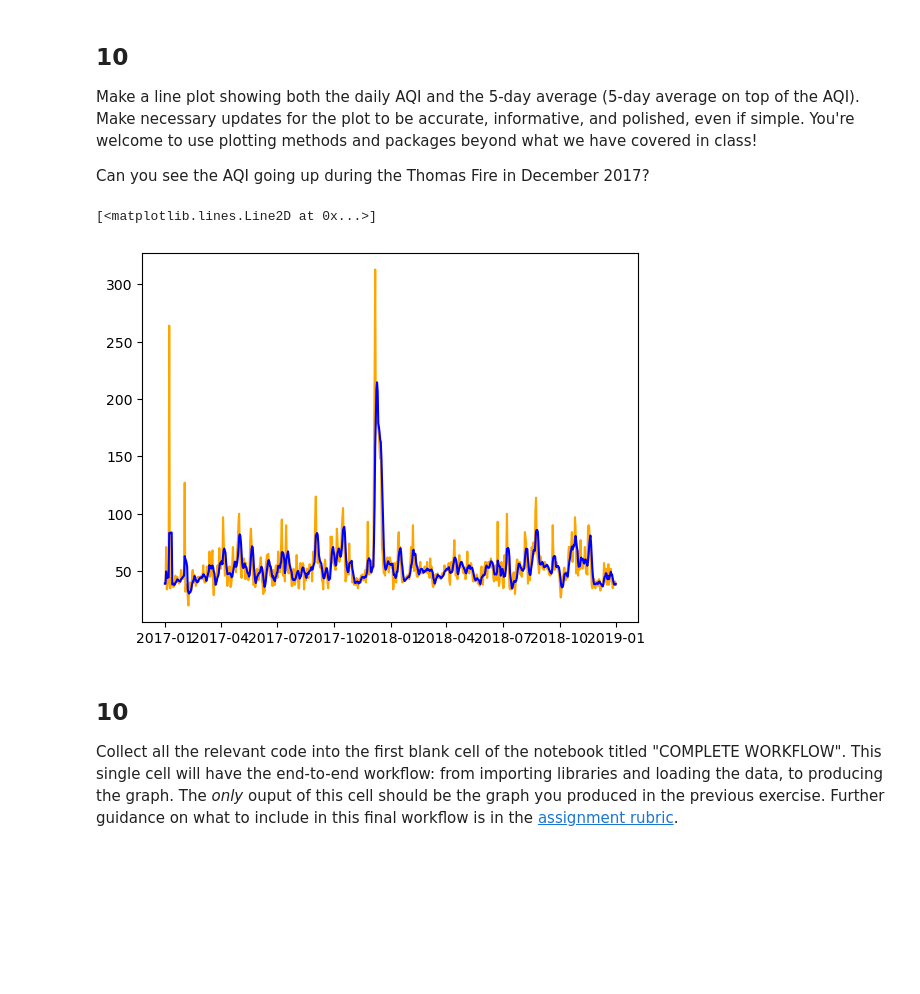
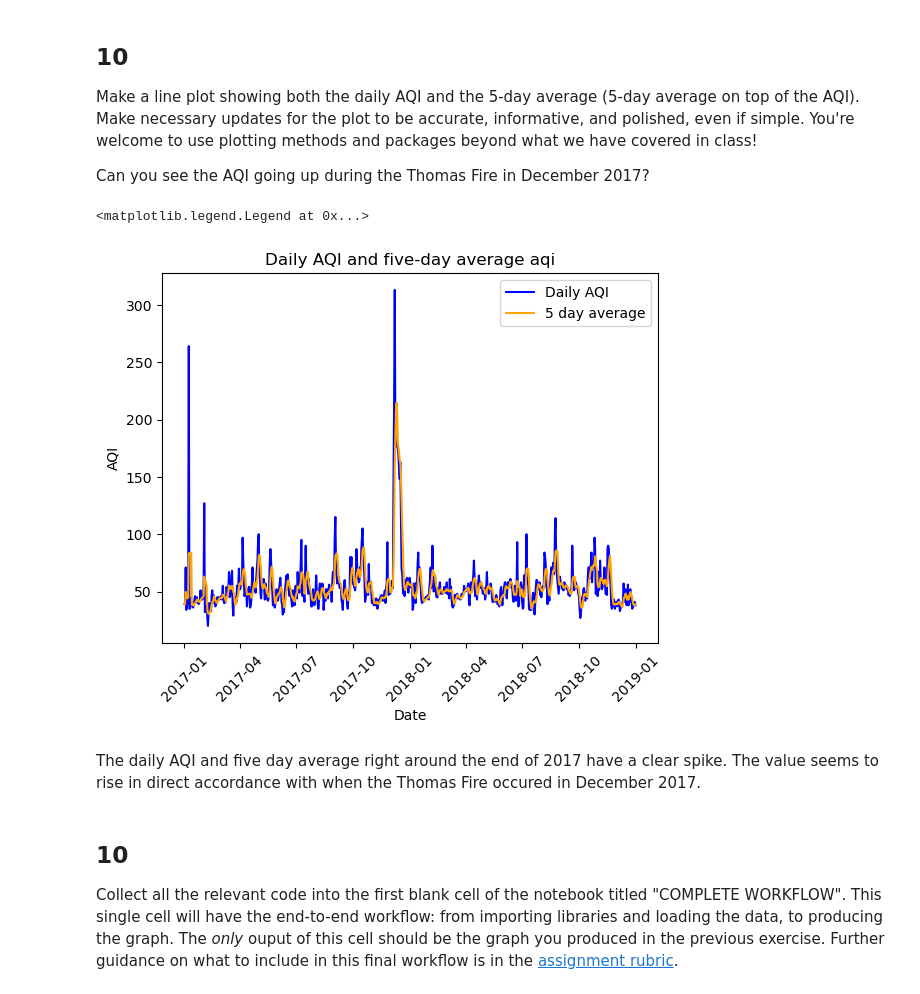
Before and after one commit to egp4aq/eds220-hwk2, a Jupyter notebook: hwk2-task3-aqi-Peterson.ipynb, the cells around one changed output. Saved outputs shown, nothing was run; the diff lists cells and outputs as text; code cells hidden in the pictures; blank space fills up the shorter version.

```diff
--- a/hwk2-task3-aqi-Peterson.ipynb
+++ b/hwk2-task3-aqi-Peterson.ipynb
@@ -92,8 +101,8 @@ c. In the next code cell read in the data from the URL using the [`pd.read_csv`]
 d. In the same cell, read in the data for the 2018 Daily AQI by County ZIP file and store it as `aqi_18`.
 # %%
 # Read in data from URL
-aqi_17 = pd.read_csv("https://aqs.epa.gov/aqsweb/airdata/daily_aqi_by_county_2017.zip", compression='zip', parse_dates = ['Date'])
-aqi_18 = pd.read_csv("https://aqs.epa.gov/aqsweb/airdata/daily_aqi_by_county_2018.zip", compression='zip', parse_dates = ['Date'])
+aqi_17 = pd.read_csv("https://aqs.epa.gov/aqsweb/airdata/daily_aqi_by_county_2017.zip", compression='zip')
+aqi_18 = pd.read_csv("https://aqs.epa.gov/aqsweb/airdata/daily_aqi_by_county_2018.zip", compression='zip')
 # %% [markdown]
 <!-- END QUESTION -->
 
@@ -364,12 +357,19 @@ Make a line plot showing both the daily AQI and the 5-day average (5-day average
 
 Can you see the AQI going up during the Thomas Fire in December 2017?
 # %%
-plt.plot(aqi_sb.index.values, aqi_sb['aqi'], color = "orange")
-plt.plot(aqi_sb.index.values, aqi_sb['five_day_average'], color = "blue")
-plt.title("")
+# Plot the data
+plt.plot(aqi_sb.index.values, aqi_sb['aqi'], color = "blue")
+plt.plot(aqi_sb.index.values, aqi_sb['five_day_average'], color = "orange")
+plt.xticks(rotation=45)
+plt.title("Daily AQI and five-day average aqi")
+plt.xlabel("Date")
+plt.ylabel("AQI")
+plt.legend(['Daily AQI', '5 day average'])
 # %% [output]
-[<matplotlib.lines.Line2D at 0x...>]
+<matplotlib.legend.Legend at 0x...>
-[figure, old version]
+[figure, new version]
+# %% [markdown]
+The daily AQI and five day average right around the end of 2017 have a clear spike. The value seems to rise in direct accordance with when the Thomas Fire occured in December 2017.
 # %% [markdown]
 ## 10
 
```
Also changed, not shown: parts of 7 cells of this notebook.
